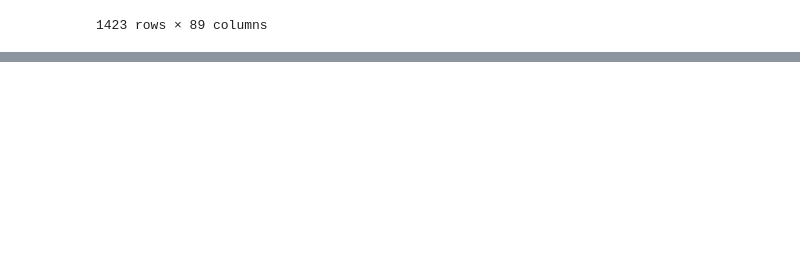
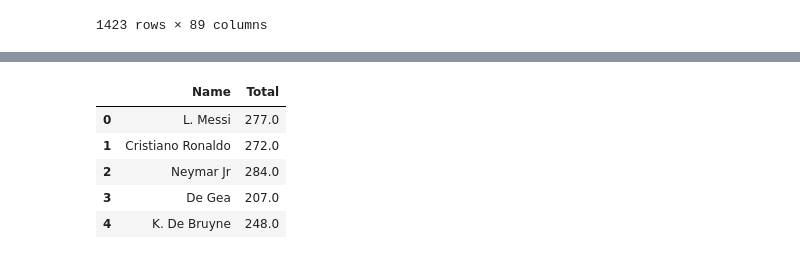
Before and after one commit to LimaAnthonyY/pythonlearn, a Jupyter notebook: 3 - dataScience/1- DataScience.ipynb, the cells around one changed output, grey strips where cells are left out. Drawn from its saved outputs; the diff is of its cells as text; code cells hidden in the pictures; blank space fills up the shorter version.

Commit message:
Finalizando a manipulação com o fifa

```diff
--- a/3 - dataScience/1- DataScience.ipynb
+++ b/3 - dataScience/1- DataScience.ipynb
@@ -204,0 +241,19 @@ dados.sort_values(['Name', 'Age']) # Filtra baseado nos 2, primeiro Nome, depois
+# %%
+## nova aula
+
+import pandas as pd
+
+dados = pd.read_csv("dataSet's/fifa.csv")
+dados['Total'] = dados['Acceleration'] + dados['Agility'] + dados['Reactions']
+
+dados = dados [['Name', 'Total']]
+dados.sort_values('Total', ascending = False)
+
+dados.head(5)
+# %% [output]
+|  | Name | Total |
+| 0 | L. Messi | 277.0 |
+| 1 | Cristiano Ronaldo | 272.0 |
+| 2 | Neymar Jr | 284.0 |
+| 3 | De Gea | 207.0 |
+| 4 | K. De Bruyne | 248.0 |
```
Also changed, not shown: parts of 7 cells of this notebook.
